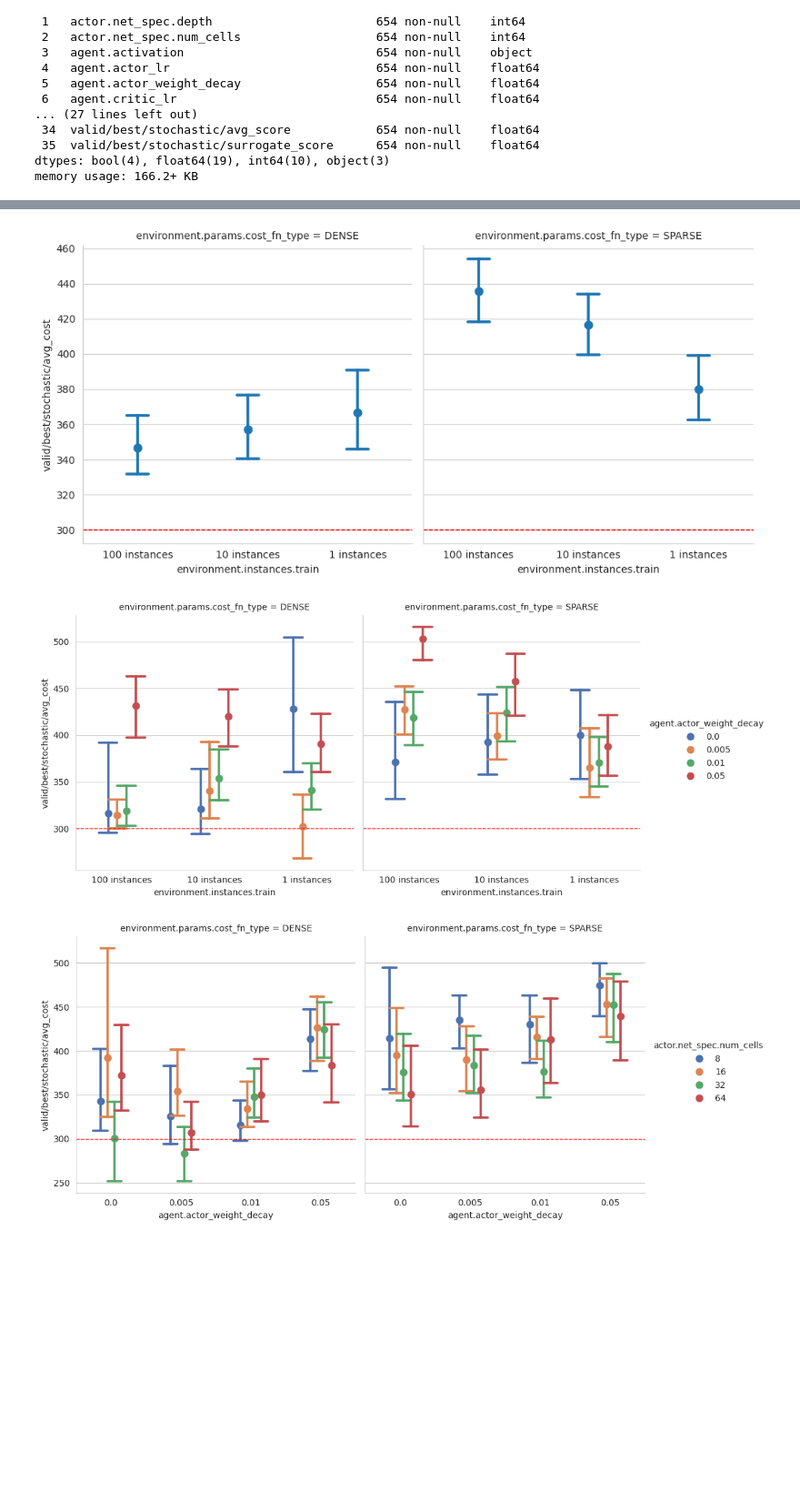
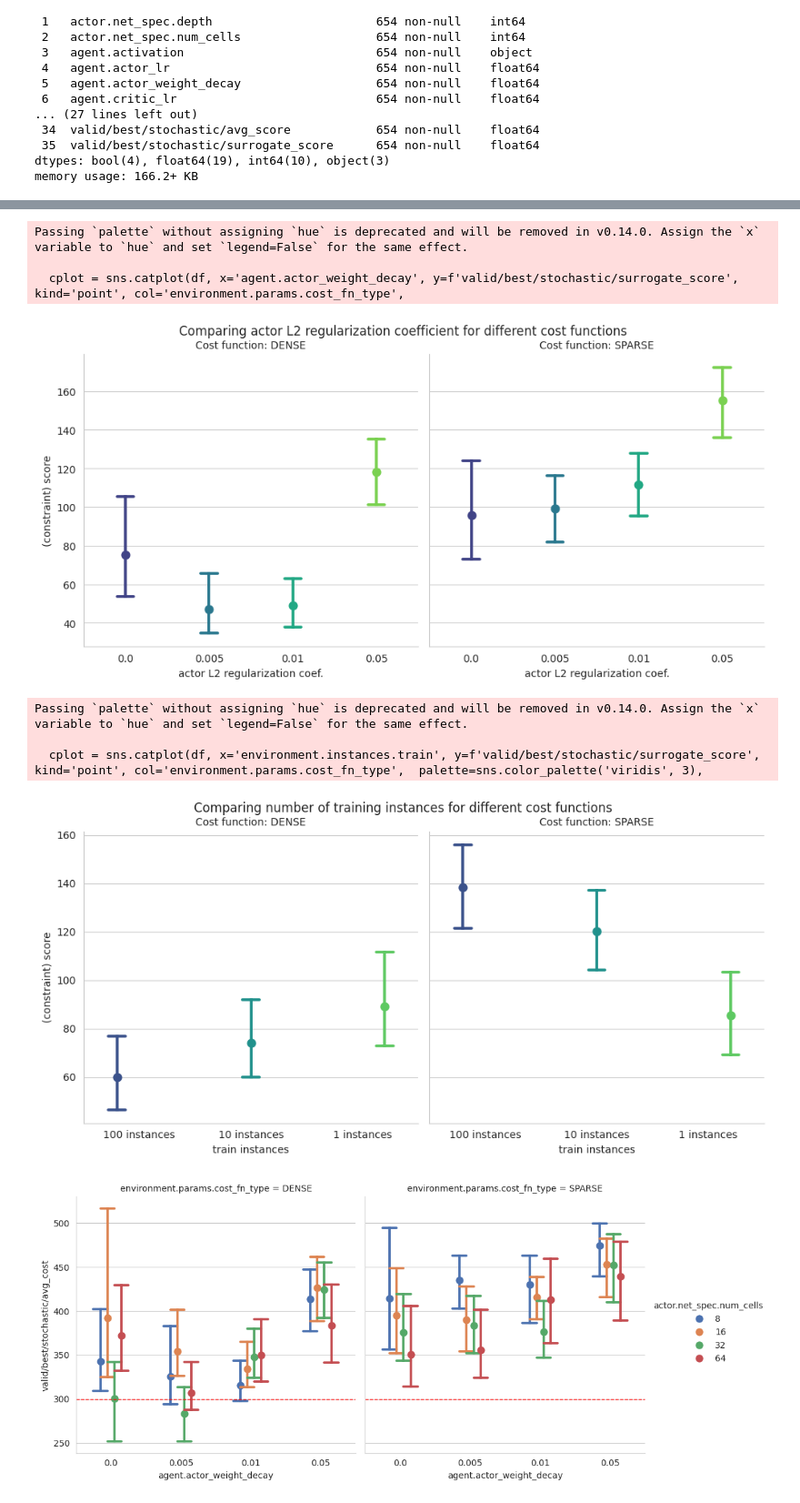
Before and after one commit to diegochine/masters-thesis, a Jupyter notebook: analysis/plots.ipynb, the cells around one changed output, grey strips where cells are left out. Shown at 91% size. Cells and saved outputs as stored; diff of their text form; code cells hidden in the pictures; blank space fills up the shorter version.

```diff
--- a/analysis/plots.ipynb
+++ b/analysis/plots.ipynb
@@ -100,17 +122,35 @@ for ax in cplot.axes.flat:
 # %%
-cplot = sns.catplot(df, x='environment.instances.train', y=f'valid/best/stochastic/avg_cost', kind='point', col='environment.params.cost_fn_type',
-                errorbar=lambda x: compute_ci(x), linestyles='', capsize=.2, dodge=None)
-for ax in cplot.axes.flat:
-    ax.axhline(300, linewidth=1, linestyle='--', color='r')
+cplot = sns.catplot(df, x='agent.actor_weight_decay', y=f'valid/best/stochastic/surrogate_score', kind='point', col='environment.params.cost_fn_type',
+                errorbar=lambda x: compute_ci(x), linestyles='', capsize=.2, dodge=None, palette=sns.color_palette('viridis', 4))
+# for ax in cplot.axes.flat:
+#     ax.axhline(300, linewidth=1, linestyle='--', color='r')
+cplot.set_ylabels('(constraint) score')
+cplot.set_xlabels('actor L2 regularization coef.')
+cplot.set_titles('Cost function: {col_name}')
+cplot.fig.subplots_adjust(top=0.9)
+cplot.fig.suptitle('Comparing actor L2 regularization coefficient for different cost functions')
+cplot.fig.savefig('ht-costfn-l2')
 # %% [output]
+Passing `palette` without assigning `hue` is deprecated and will be removed in v0.14.0. Assign the `x` variable to `hue` and set `legend=False` for the same effect.
+
+  cplot = sns.catplot(df, x='agent.actor_weight_decay', y=f'valid/best/stochastic/surrogate_score', kind='point', col='environment.params.cost_fn_type',
-[figure, old version]
+[figure, new version]
 # %%
-cplot = sns.catplot(df, x='environment.instances.train', y=f'valid/best/stochastic/avg_cost', kind='point', col='environment.params.cost_fn_type', hue='agent.actor_weight_decay', palette=sns.color_palette('deep', 4),
-                errorbar=lambda x: compute_ci(x), linestyles='', capsize=.2, dodge=0.3)
-for ax in cplot.axes.flat:
-    ax.axhline(300, linewidth=1, linestyle='--', color='r')
+cplot = sns.catplot(df, x='environment.instances.train', y=f'valid/best/stochastic/surrogate_score', kind='point', col='environment.params.cost_fn_type',  palette=sns.color_palette('viridis', 3),
+                errorbar=lambda x: compute_ci(x), linestyles='', capsize=.15, dodge=.4)
+# for ax in cplot.axes.flat:
+#     ax.axhline(300, linewidth=1, linestyle='--', color='black')
+cplot.set_ylabels('(constraint) score')
+cplot.set_xlabels('train instances')
+cplot.set_titles('Cost function: {col_name}')
+cplot.fig.subplots_adjust(top=0.9)
+cplot.fig.suptitle('Comparing number of training instances for different cost functions')
+cplot.fig.savefig('ht-costfn-training')
 # %% [output]
+Passing `palette` without assigning `hue` is deprecated and will be removed in v0.14.0. Assign the `x` variable to `hue` and set `legend=False` for the same effect.
+
+  cplot = sns.catplot(df, x='environment.instances.train', y=f'valid/best/stochastic/surrogate_score', kind='point', col='environment.params.cost_fn_type',  palette=sns.color_palette('viridis', 3),
-[figure, old version]
+[figure, new version]
 # %%
 cplot = sns.catplot(df, x='agent.actor_weight_decay', y=f'valid/best/stochastic/avg_cost', kind='point', palette=sns.color_palette('deep', 4),
             hue='actor.net_spec.num_cells', col='environment.params.cost_fn_type',
```
Also changed, not shown: parts of 11 cells of this notebook, 1 other file.
